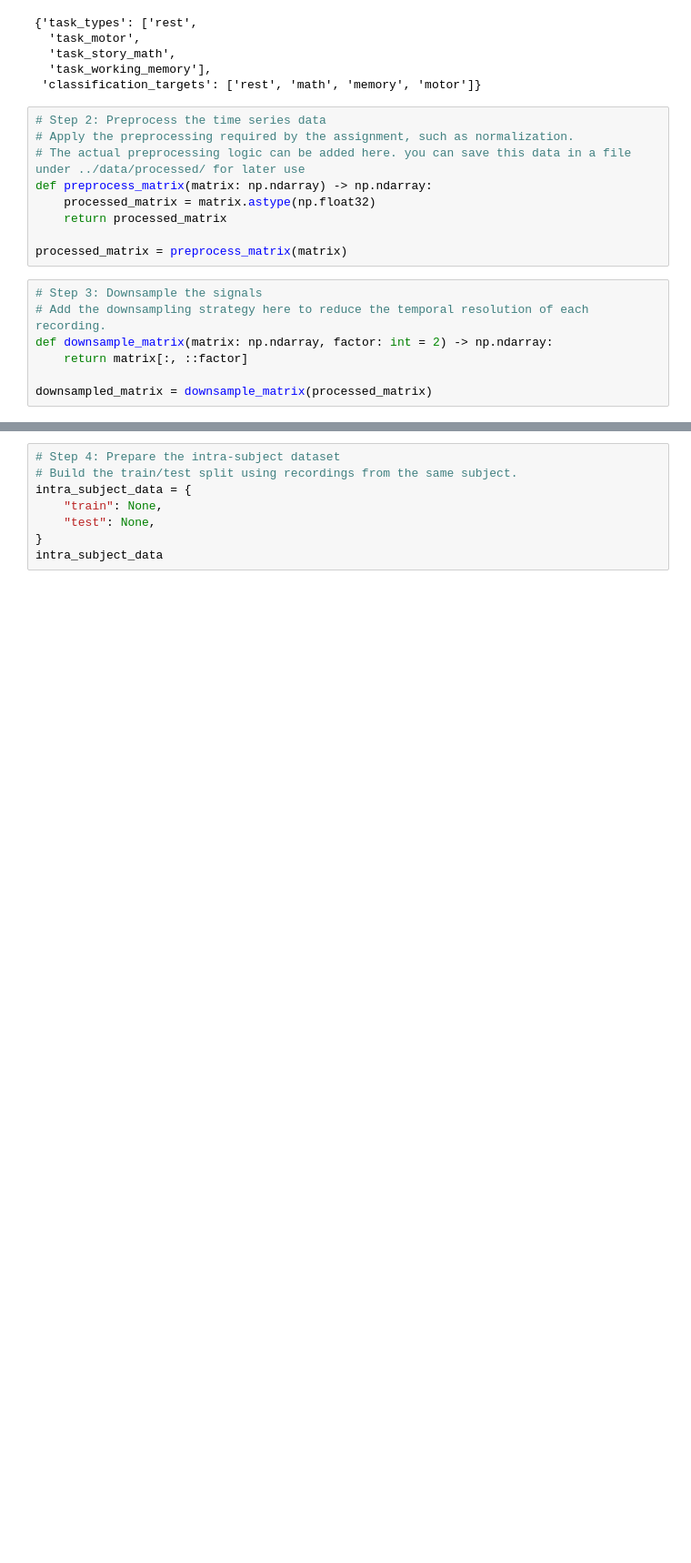
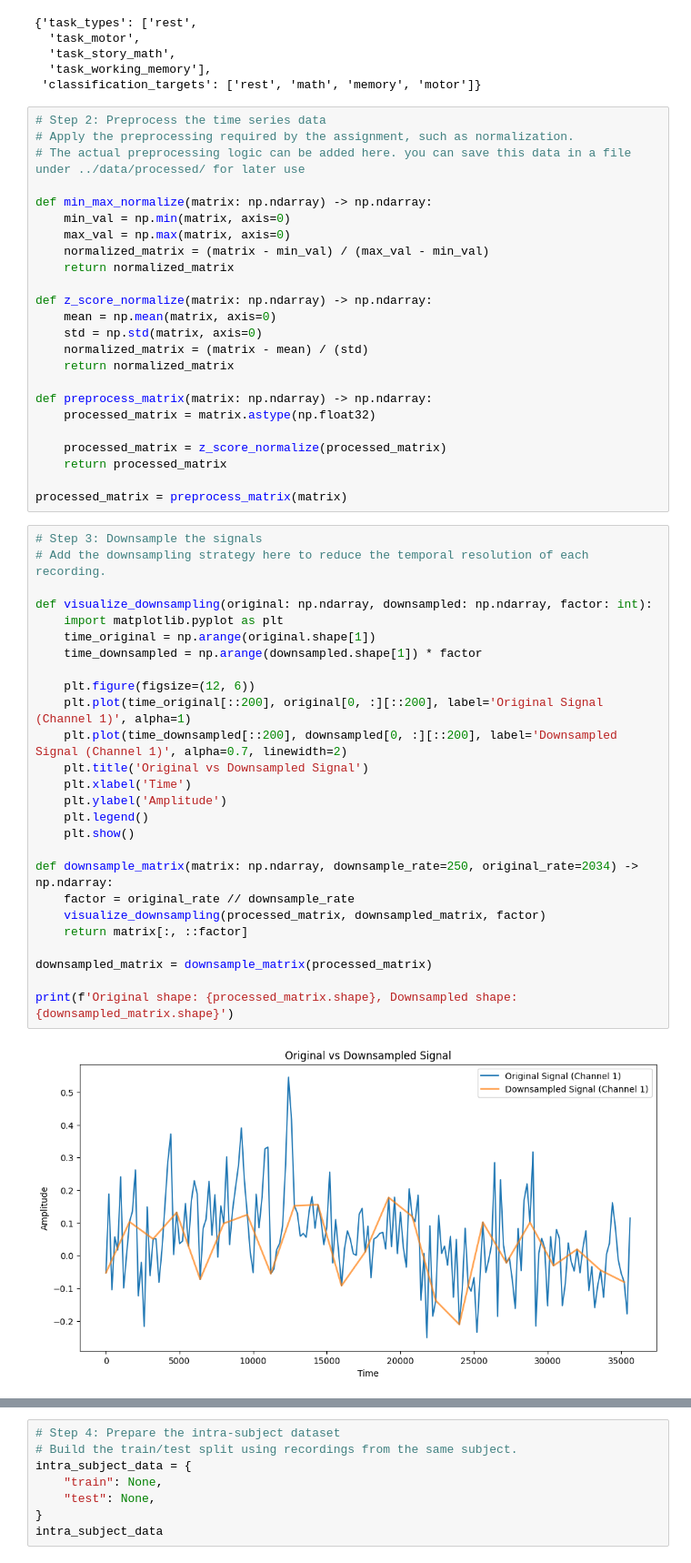
Before and after one commit to kianniek/UU_DeepLearning_Assignment_2, a Jupyter notebook: notebooks/main.ipynb, the cells around one changed output, grey strips where cells are left out. Shown at 91% size. Cells and saved outputs as stored; diff of their text form; blank space fills up the shorter version.

Commit message:
Added downsample

```diff
--- a/notebooks/main.ipynb
+++ b/notebooks/main.ipynb
@@ -53,15 +58,51 @@ file_summary
 # Step 2: Preprocess the time series data
 # Apply the preprocessing required by the assignment, such as normalization.
 # The actual preprocessing logic can be added here. you can save this data in a file under ../data/processed/ for later use
+
+def min_max_normalize(matrix: np.ndarray) -> np.ndarray:
+    min_val = np.min(matrix, axis=0)
+    max_val = np.max(matrix, axis=0)
+    normalized_matrix = (matrix - min_val) / (max_val - min_val)
+    return normalized_matrix
+
+def z_score_normalize(matrix: np.ndarray) -> np.ndarray:
+    mean = np.mean(matrix, axis=0)
+    std = np.std(matrix, axis=0)
+    normalized_matrix = (matrix - mean) / (std)
+    return normalized_matrix
+
 def preprocess_matrix(matrix: np.ndarray) -> np.ndarray:
     processed_matrix = matrix.astype(np.float32)
+
+    processed_matrix = z_score_normalize(processed_matrix)
     return processed_matrix
 
 processed_matrix = preprocess_matrix(matrix)
 # %%
 # Step 3: Downsample the signals
 # Add the downsampling strategy here to reduce the temporal resolution of each recording.
-def downsample_matrix(matrix: np.ndarray, factor: int = 2) -> np.ndarray:
+
+def visualize_downsampling(original: np.ndarray, downsampled: np.ndarray, factor: int):
+    import matplotlib.pyplot as plt
+    time_original = np.arange(original.shape[1])
+    time_downsampled = np.arange(downsampled.shape[1]) * factor
+
+    plt.figure(figsize=(12, 6))
+    plt.plot(time_original[::200], original[0, :][::200], label='Original Signal (Channel 1)', alpha=1)
+    plt.plot(time_downsampled[::200], downsampled[0, :][::200], label='Downsampled Signal (Channel 1)', alpha=0.7, linewidth=2)
+    plt.title('Original vs Downsampled Signal')
+    plt.xlabel('Time')
+    plt.ylabel('Amplitude')
+    plt.legend()
+    plt.show()
+
+def downsample_matrix(matrix: np.ndarray, downsample_rate=250, original_rate=2034) -> np.ndarray:
+    factor = original_rate // downsample_rate
+    visualize_downsampling(processed_matrix, downsampled_matrix, factor)
     return matrix[:, ::factor]
 
 downsampled_matrix = downsample_matrix(processed_matrix)
+
+print(f'Original shape: {processed_matrix.shape}, Downsampled shape: {downsampled_matrix.shape}')
+# %% [output]
+[figure, added]
```
Also changed, not shown: parts of 4 cells of this notebook.
